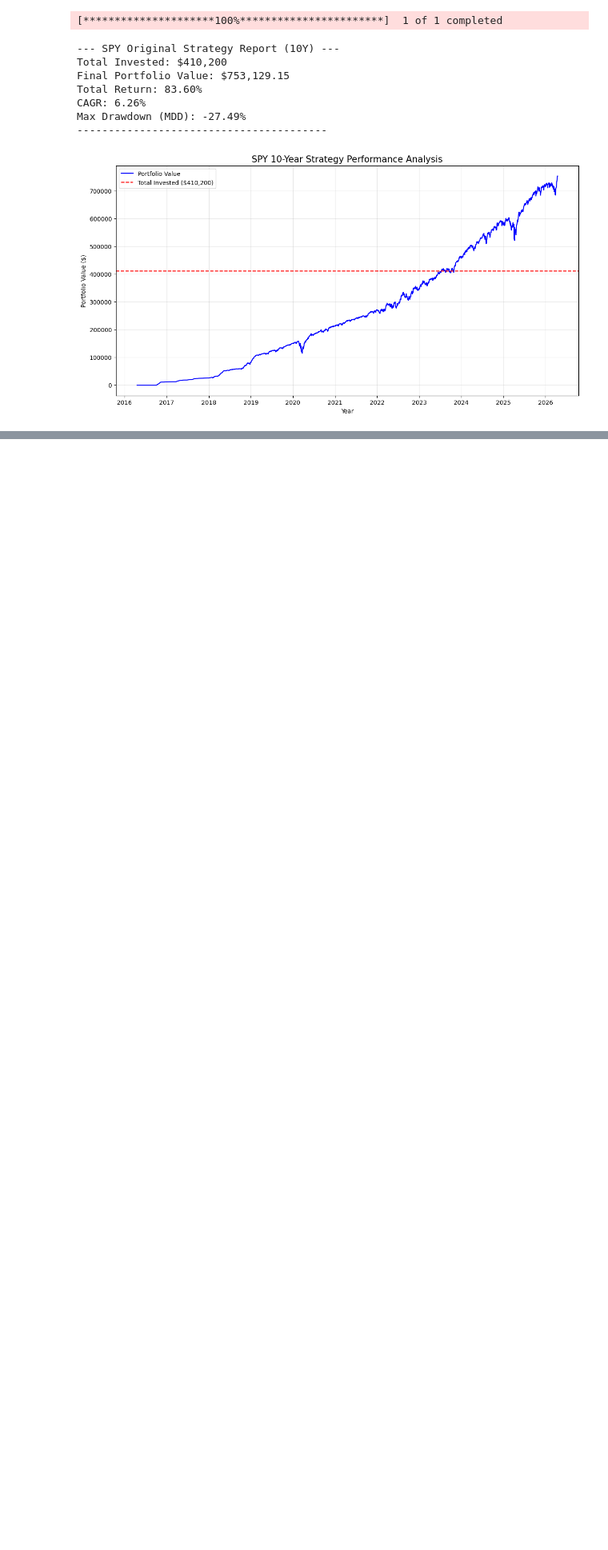
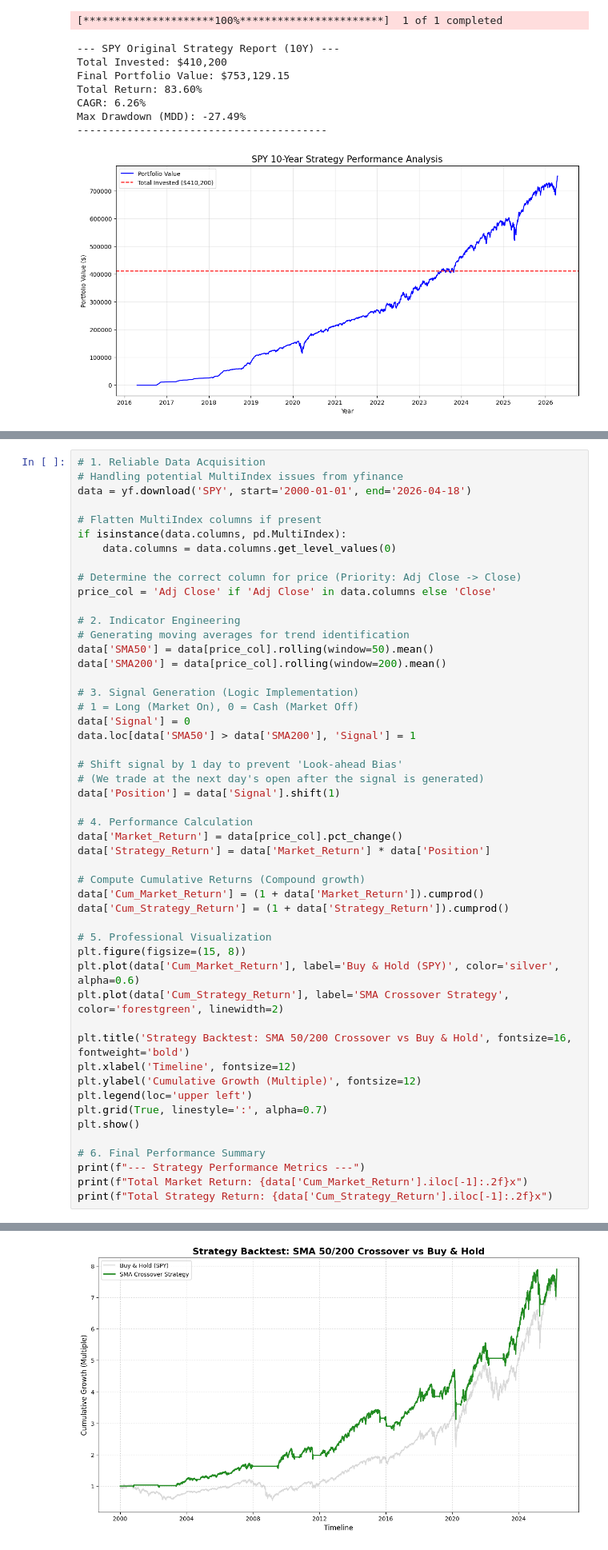
Before and after one commit to Andrew-lee0615/Quant-Strategies, a Jupyter notebook: Strategy_01_SMA_Crossover_SPY.ipynb, the cells around one changed output, grey strips where cells are left out. Shown at 80% size. Drawn from its saved outputs; the diff is of its cells as text; blank space fills up the shorter version.

```diff
--- a/Strategy_01_SMA_Crossover_SPY.ipynb
+++ b/Strategy_01_SMA_Crossover_SPY.ipynb
@@ -228,0 +224,51 @@ Final Value: $420,299.54
+# %%
+# 1. Reliable Data Acquisition
+# Handling potential MultiIndex issues from yfinance
+data = yf.download('SPY', start='2000-01-01', end='2026-04-18')
+
+# Flatten MultiIndex columns if present
+if isinstance(data.columns, pd.MultiIndex):
+    data.columns = data.columns.get_level_values(0)
+
+# Determine the correct column for price (Priority: Adj Close -> Close)
+price_col = 'Adj Close' if 'Adj Close' in data.columns else 'Close'
+
+# 2. Indicator Engineering
+# Generating moving averages for trend identification
+data['SMA50'] = data[price_col].rolling(window=50).mean()
+data['SMA200'] = data[price_col].rolling(window=200).mean()
+
+# 3. Signal Generation (Logic Implementation)
+# 1 = Long (Market On), 0 = Cash (Market Off)
+data['Signal'] = 0
+data.loc[data['SMA50'] > data['SMA200'], 'Signal'] = 1
+
+# Shift signal by 1 day to prevent 'Look-ahead Bias'
+# (We trade at the next day's open after the signal is generated)
+data['Position'] = data['Signal'].shift(1)
+
+# 4. Performance Calculation
+data['Market_Return'] = data[price_col].pct_change()
+data['Strategy_Return'] = data['Market_Return'] * data['Position']
+
+# Compute Cumulative Returns (Compound growth)
+data['Cum_Market_Return'] = (1 + data['Market_Return']).cumprod()
+data['Cum_Strategy_Return'] = (1 + data['Strategy_Return']).cumprod()
+
+# 5. Professional Visualization
+plt.figure(figsize=(15, 8))
+plt.plot(data['Cum_Market_Return'], label='Buy & Hold (SPY)', color='silver', alpha=0.6)
+plt.plot(data['Cum_Strategy_Return'], label='SMA Crossover Strategy', color='forestgreen', linewidth=2)
+
+plt.title('Strategy Backtest: SMA 50/200 Crossover vs Buy & Hold', fontsize=16, fontweight='bold')
+plt.xlabel('Timeline', fontsize=12)
+plt.ylabel('Cumulative Growth (Multiple)', fontsize=12)
+plt.legend(loc='upper left')
+plt.grid(True, linestyle=':', alpha=0.7)
+plt.show()
+
+# 6. Final Performance Summary
+print(f"--- Strategy Performance Metrics ---")
+print(f"Total Market Return: {data['Cum_Market_Return'].iloc[-1]:.2f}x")
+print(f"Total Strategy Return: {data['Cum_Strategy_Return'].iloc[-1]:.2f}x")
+# %% [output]
@@ -228,0 +276 @@ Final Value: $420,299.54
+[figure, added]
```
Also changed, not shown: parts of 2 cells of this notebook.
